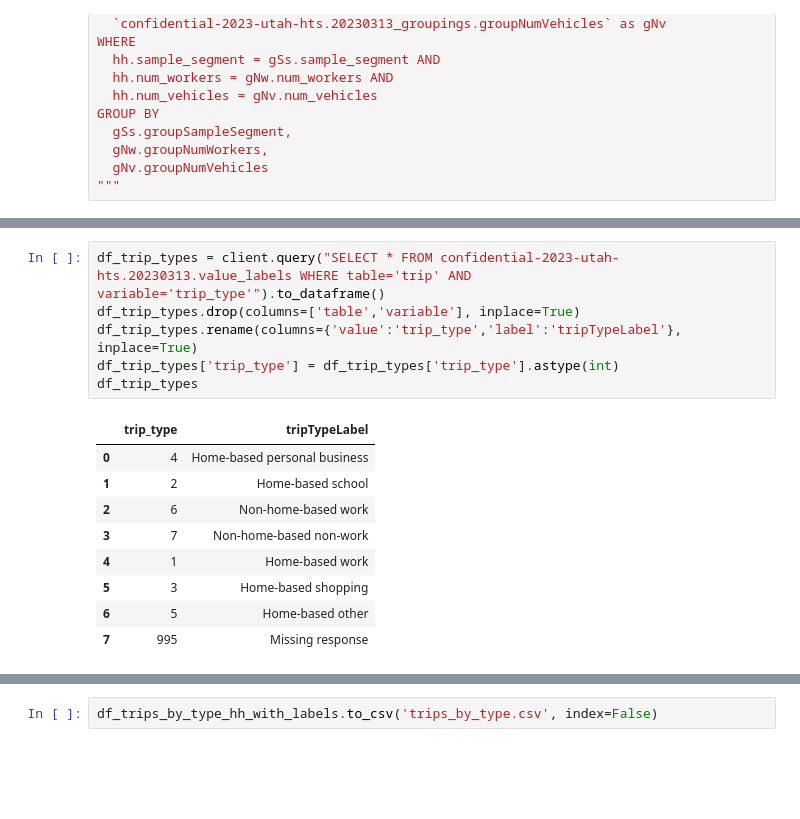
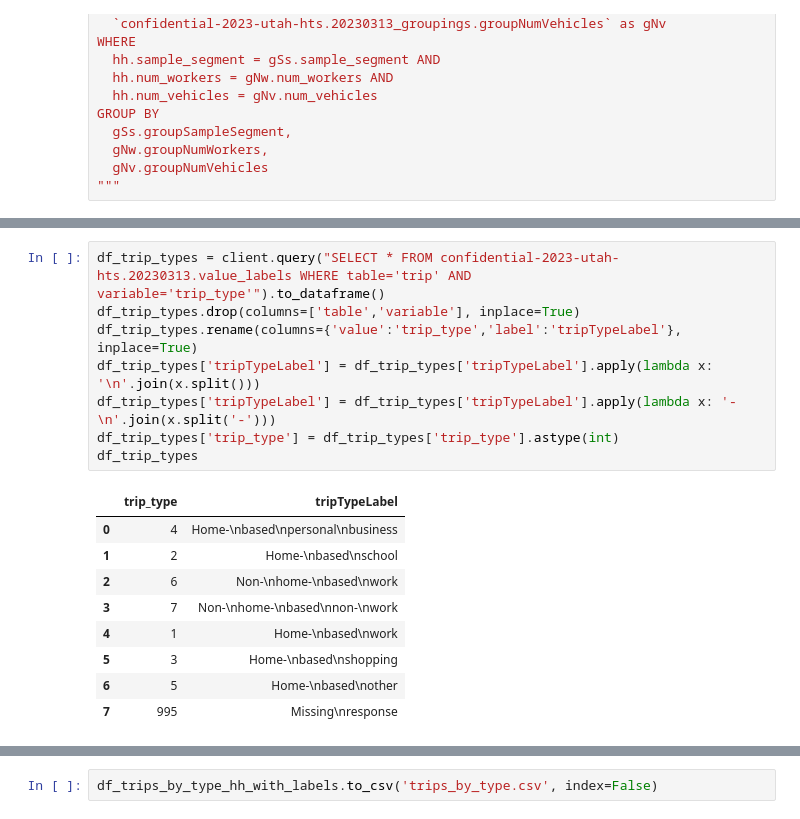
Before and after one commit to WFRCAnalytics/APP-HTS-Trip-Purpose-Shiny, a Jupyter notebook: dataprep/trip-gen-data.ipynb, the cells around one changed output, grey strips where cells are left out. Saved outputs shown, nothing was run; the diff lists cells and outputs as text; blank space fills up the shorter version.

Commit message:
Add line breaks to tripTypeLabel to format x-axis labels on chart

```diff
--- a/dataprep/trip-gen-data.ipynb
+++ b/dataprep/trip-gen-data.ipynb
@@ -145,19 +161,21 @@ df_trips_by_type_hh
 # %%
 df_trip_types = client.query("SELECT * FROM confidential-2023-utah-hts.20230313.value_labels WHERE table='trip' AND variable='trip_type'").to_dataframe()
 df_trip_types.drop(columns=['table','variable'], inplace=True)
 df_trip_types.rename(columns={'value':'trip_type','label':'tripTypeLabel'}, inplace=True)
+df_trip_types['tripTypeLabel'] = df_trip_types['tripTypeLabel'].apply(lambda x: '\n'.join(x.split()))
+df_trip_types['tripTypeLabel'] = df_trip_types['tripTypeLabel'].apply(lambda x: '-\n'.join(x.split('-')))
 df_trip_types['trip_type'] = df_trip_types['trip_type'].astype(int)
 df_trip_types
 # %% [output]
 |  | trip_type | tripTypeLabel |
-| 0 | 4 | Home-based personal business |
-| 1 | 2 | Home-based school |
-| 2 | 6 | Non-home-based work |
-| 3 | 7 | Non-home-based non-work |
-| 4 | 1 | Home-based work |
-| 5 | 3 | Home-based shopping |
-| 6 | 5 | Home-based other |
-| 7 | 995 | Missing response |
+| 0 | 4 | Home-\nbased\npersonal\nbusiness |
+| 1 | 2 | Home-\nbased\nschool |
+| 2 | 6 | Non-\nhome-\nbased\nwork |
+| 3 | 7 | Non-\nhome-\nbased\nnon-\nwork |
+| 4 | 1 | Home-\nbased\nwork |
+| 5 | 3 | Home-\nbased\nshopping |
+| 6 | 5 | Home-\nbased\nother |
+| 7 | 995 | Missing\nresponse |
 # %%
 df_trips_by_type_hh_with_labels = pd.merge(df_trips_by_type_hh, df_trip_types, on='trip_type')
 df_trips_by_type_hh_with_labels
```
Also changed, not shown: parts of 5 cells of this notebook, 3 other files.
